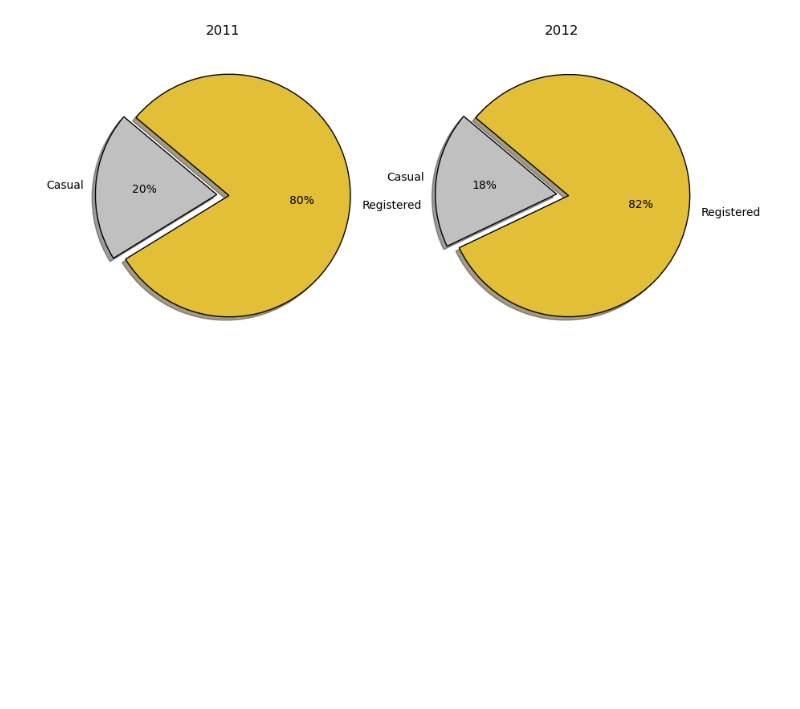
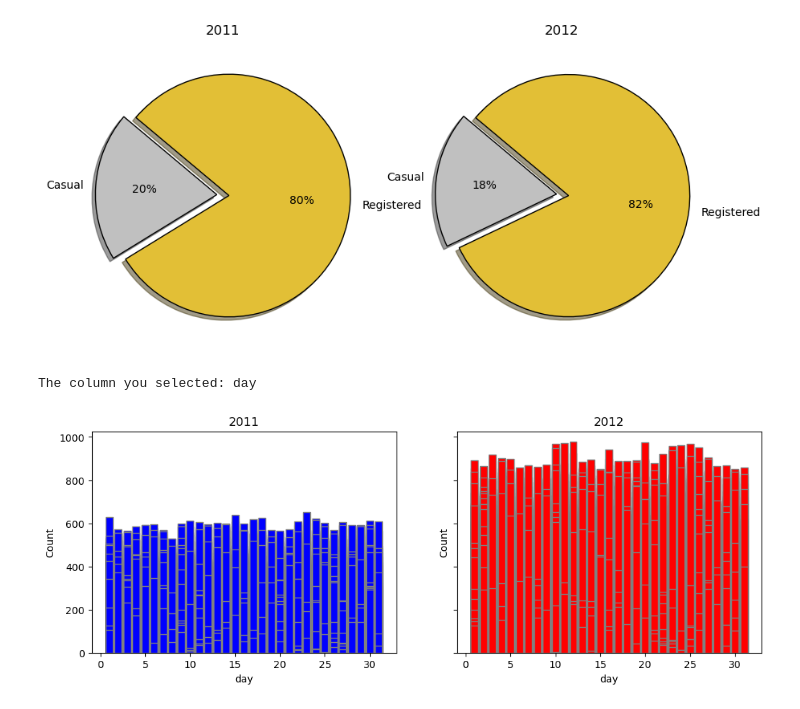
Before and after one commit to RHout19/Project-1, a Jupyter notebook: Model 1/Project 3/Sprint_1_Data_Wrangling.ipynb, the cells around one changed output. Cells and saved outputs as stored; diff of their text form; code cells hidden in the pictures; blank space fills up the shorter version.

```diff
--- a/Model 1/Project 3/Sprint_1_Data_Wrangling.ipynb
+++ b/Model 1/Project 3/Sprint_1_Data_Wrangling.ipynb
@@ -195,3 +210,35 @@ axs[1].axis('equal')
 plt.show()
 # %% [output]
 [figure]
+# %%
+fig, axs = plt.subplots(1, 2, sharey=True, figsize=(12, 4))
+
+#imput
+detail_input = input('Select: casual, registered, day, year, month, hour, holiday, weekday, workingday, weather')
+print(f'The column you selected: {detail_input}')
+
+# Year 0
+df_year0 = df[df['year'] == 0]
+df_year1 = df[df['year'] == 1]
+
+x = df_year0[detail_input]
+y = df_year0['count']
+
+axs[0].bar(x, y, color= 'Blue', edgecolor='grey')
+axs[0].set_title('2011')
+axs[0].set_xlabel(detail_input)
+axs[0].set_ylabel('Count')
+
+# Year 1
+x = df_year1[detail_input]
+y = df_year1['count']
+
+axs[1].bar(x, y, color = 'Red', edgecolor='grey')
+axs[1].set_title('2012')
+axs[1].set_xlabel(detail_input)
+axs[1].set_ylabel('Count')
+
+plt.show()
+# %% [output]
+The column you selected: day
+[figure, added]
```
Also changed, not shown: parts of 7 cells of this notebook.
